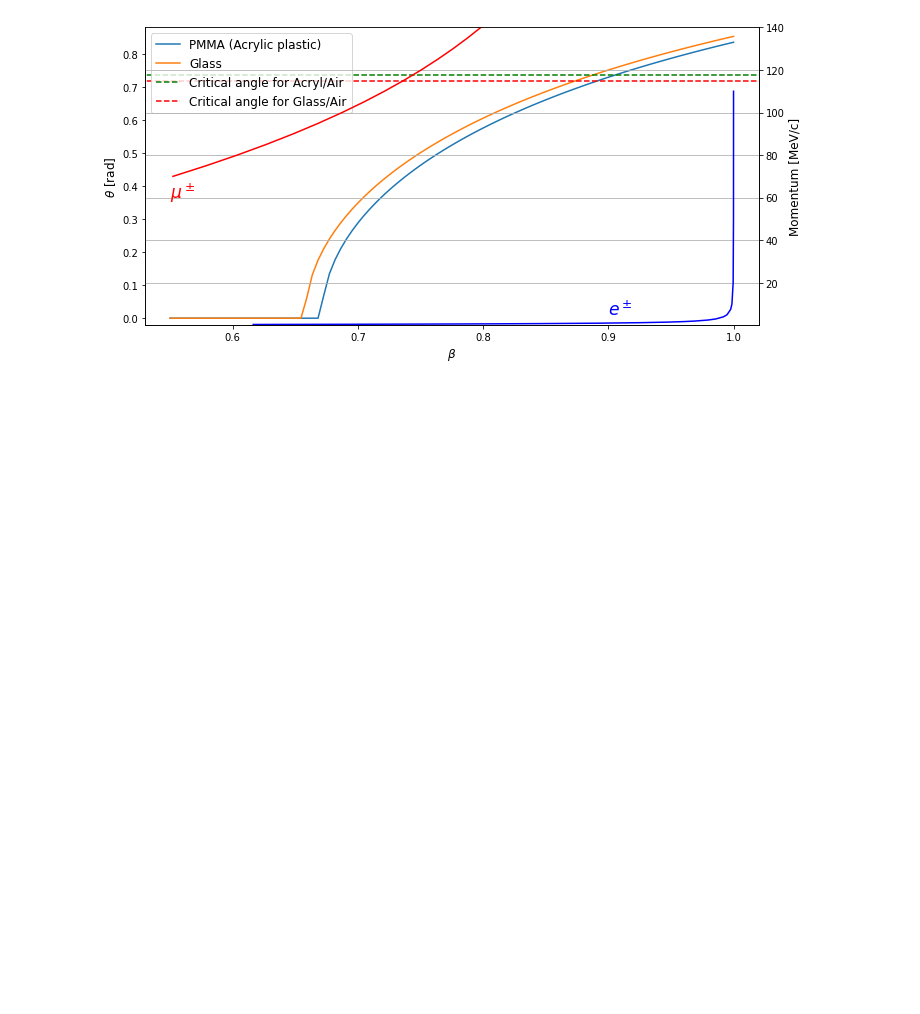
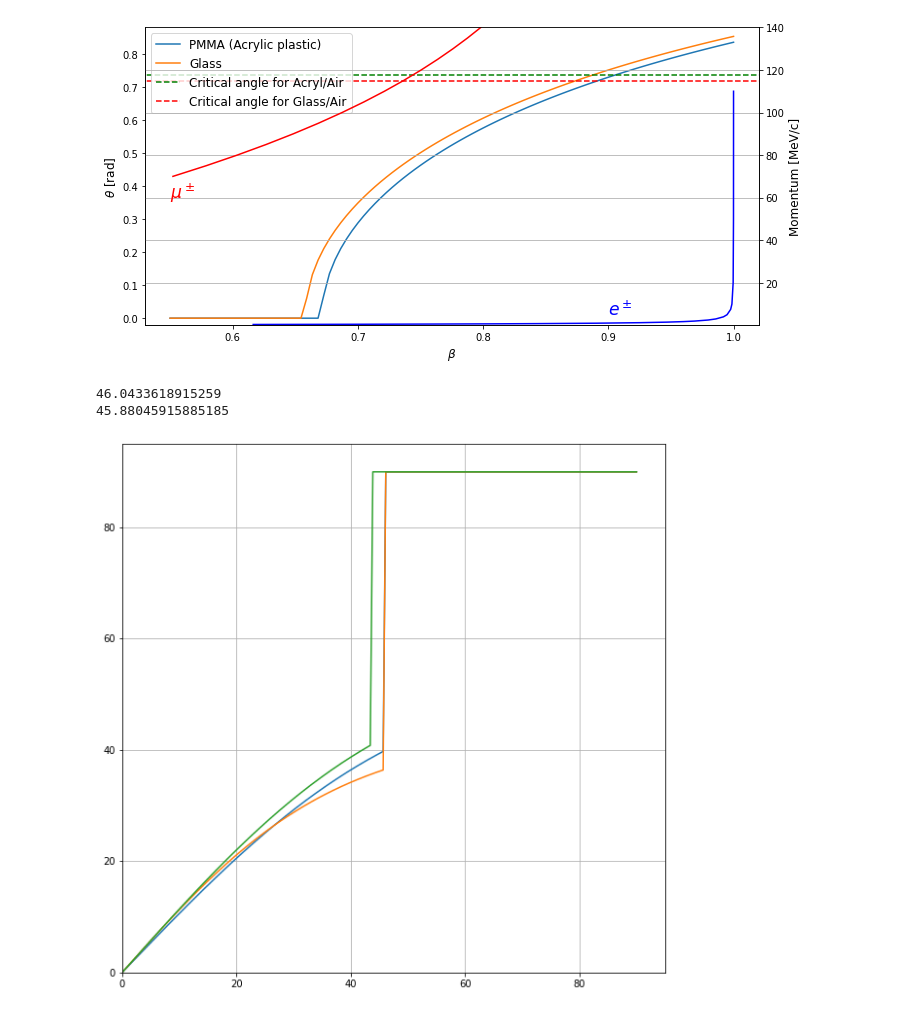
Before and after one commit to yfujii02/work4comet, a Jupyter notebook: SimpleLightPropagationAnalysis.ipynb, the cells around one changed output. Cells and saved outputs as stored; diff of their text form; code cells hidden in the pictures; blank space fills up the shorter version.

```diff
--- a/SimpleLightPropagationAnalysis.ipynb
+++ b/SimpleLightPropagationAnalysis.ipynb
@@ -430,3 +430,46 @@ plt.show()
 47.8448157491903
 0.6981317007977318
 [figure]
+# %%
+import numpy as np
+import math
+import matplotlib.pyplot as plt
+
+n1=1.5
+n2=1.4
+n3=1.3
+theta=np.linspace(0,math.pi/2.0,200)
+
+thetaC12=math.asin(n2/n1)
+
+def calcNewAngle(n1,n2,theta,theta_c):
+    theta2=np.zeros(len(theta))
+    for i in range(len(theta)):
+        if theta[i]<theta_c:
+            theta2[i] = math.sin( n1 * math.sin(theta[i]) / n2 )
+        else:
+            #continue
+            theta2[i] = math.pi/2.0
+    return theta2
+
+theta_c=math.sin( n2 / n1 )
+print(theta_c/math.pi*180.0)
+theta2=calcNewAngle(n1,n2,theta,theta_c)
+theta_c=math.sin( n3 / n2 )
+print(theta_c/math.pi*180.0)
+theta3=calcNewAngle(n2,n3,theta2,theta_c)
+theta_c=math.sin( n3 / n1 )
+theta4=calcNewAngle(n1,n3,theta,theta_c)
+
+plt.figure(figsize=(10,10))
+plt.plot(180*theta/math.pi,180*theta2/math.pi)
+plt.plot(180*theta/math.pi,180*theta3/math.pi)
+plt.plot(180*theta/math.pi,180*theta4/math.pi)
+plt.xlim(0,95)
+plt.ylim(0,95)
+plt.grid()
+plt.show()
+# %% [output]
+46.0433618915259
+45.88045915885185
+[figure, added]
```
